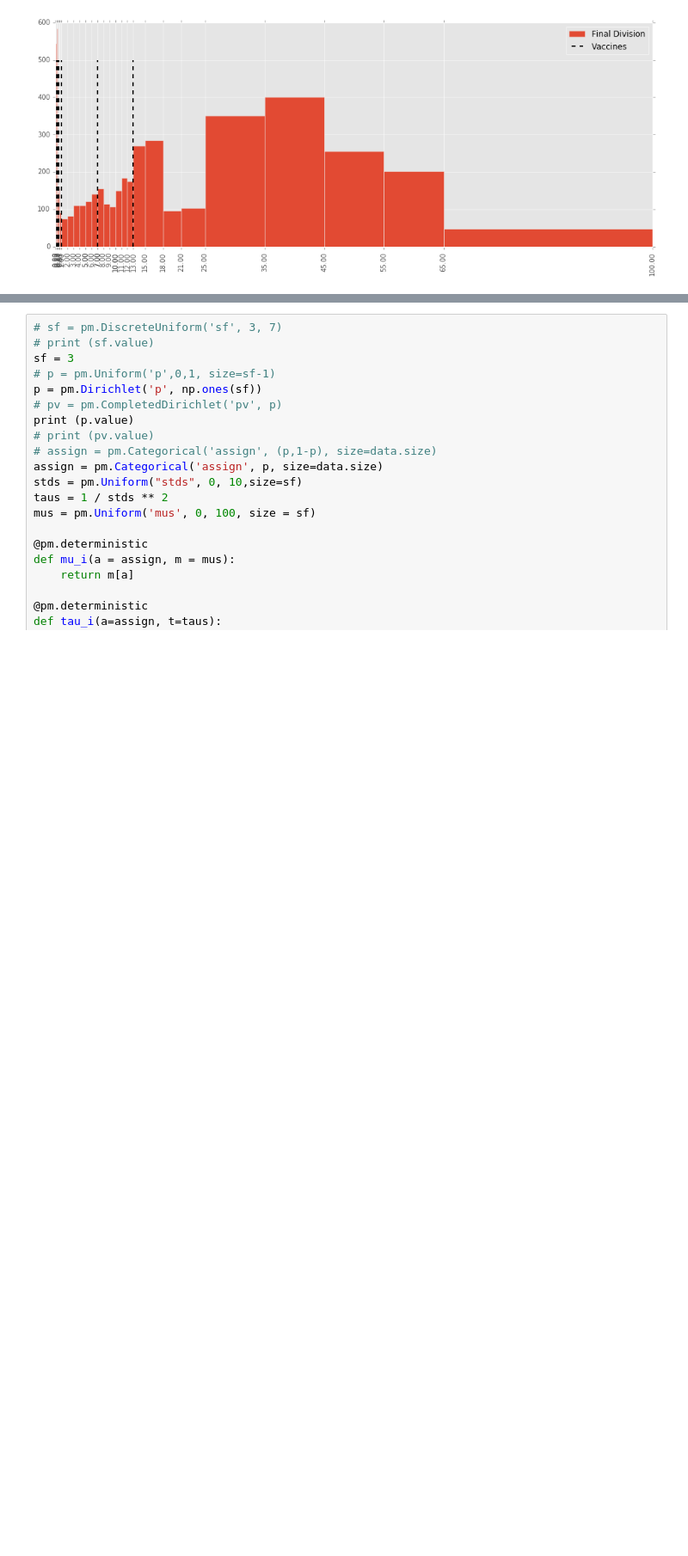
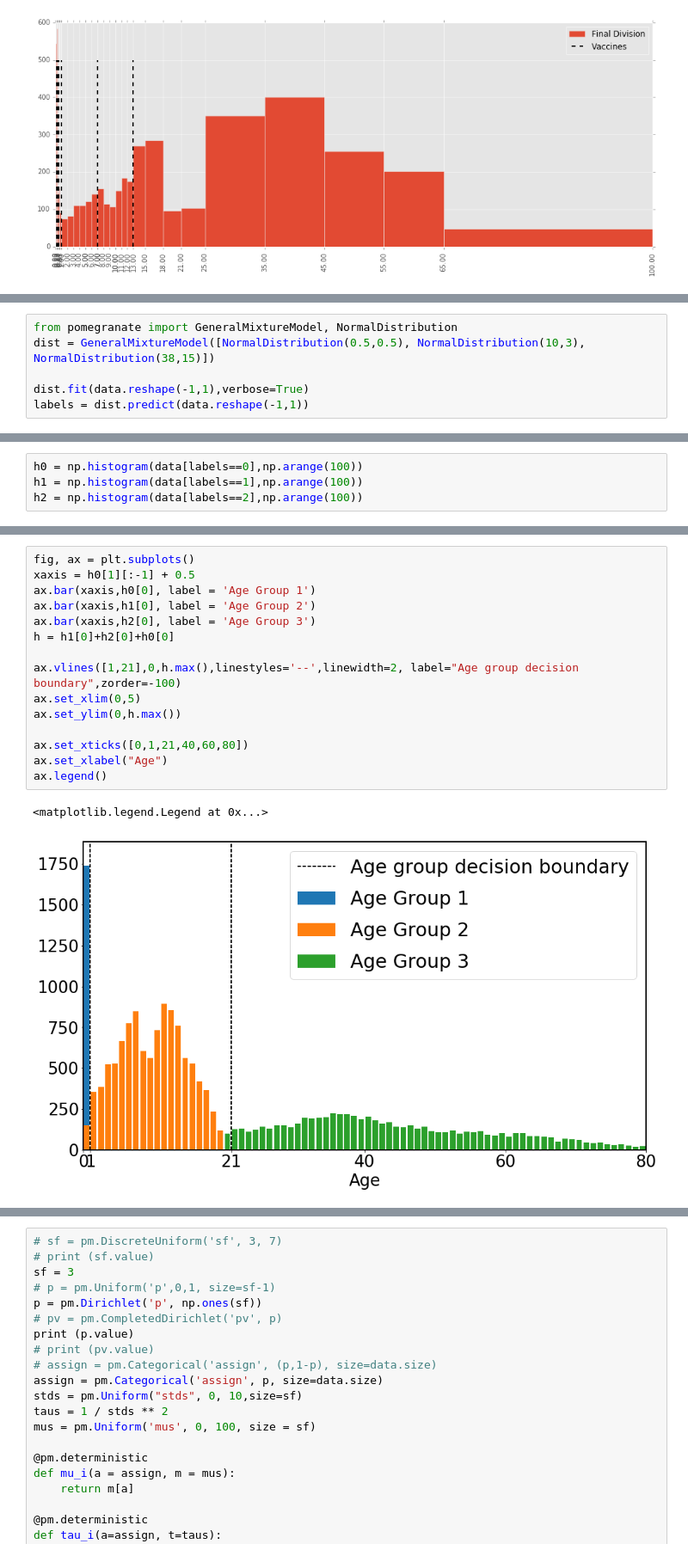
Before and after one commit to DeanLa/pertussis_model, a Jupyter notebook: Age Groups.ipynb, the cells around one changed output, grey strips where cells are left out. Shown at 86% size. Drawn from its saved outputs; the diff is of its cells as text; blank space fills up the shorter version.

```diff
--- a/Age Groups.ipynb
+++ b/Age Groups.ipynb
@@ -109,0 +111,6 @@ print (data.shape)
+# %%
+from pomegranate import GeneralMixtureModel, NormalDistribution
+dist = GeneralMixtureModel([NormalDistribution(0.5,0.5), NormalDistribution(10,3), NormalDistribution(38,15)])
+
+dist.fit(data.reshape(-1,1),verbose=True)
+labels = dist.predict(data.reshape(-1,1))
@@ -109,0 +136,4 @@ print (data.shape)
+# %%
+h0 = np.histogram(data[labels==0],np.arange(100))
+h1 = np.histogram(data[labels==1],np.arange(100))
+h2 = np.histogram(data[labels==2],np.arange(100))
@@ -109,0 +150,18 @@ print (data.shape)
+# %%
+fig, ax = plt.subplots()
+xaxis = h0[1][:-1] + 0.5
+ax.bar(xaxis,h0[0], label = 'Age Group 1')
+ax.bar(xaxis,h1[0], label = 'Age Group 2')
+ax.bar(xaxis,h2[0], label = 'Age Group 3')
+h = h1[0]+h2[0]+h0[0]
+
+ax.vlines([1,21],0,h.max(),linestyles='--',linewidth=2, label="Age group decision boundary",zorder=-100)
+ax.set_xlim(0,5)
+ax.set_ylim(0,h.max())
+
+ax.set_xticks([0,1,21,40,60,80])
+ax.set_xlabel("Age")
+ax.legend()
+# %% [output]
+<matplotlib.legend.Legend at 0x...>
+[figure, added]
```
Also changed, not shown: parts of 11 cells of this notebook, 10 other files.
